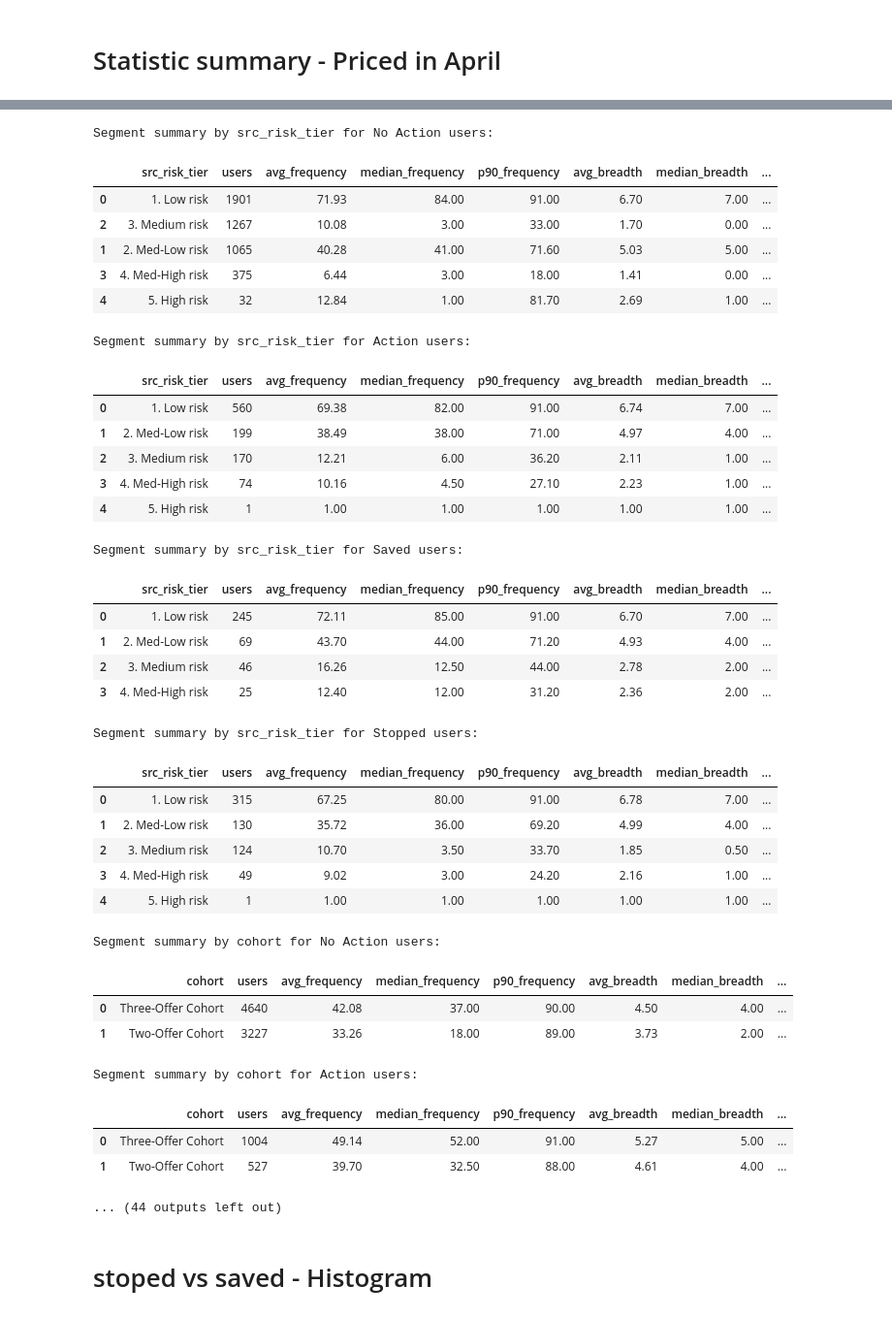
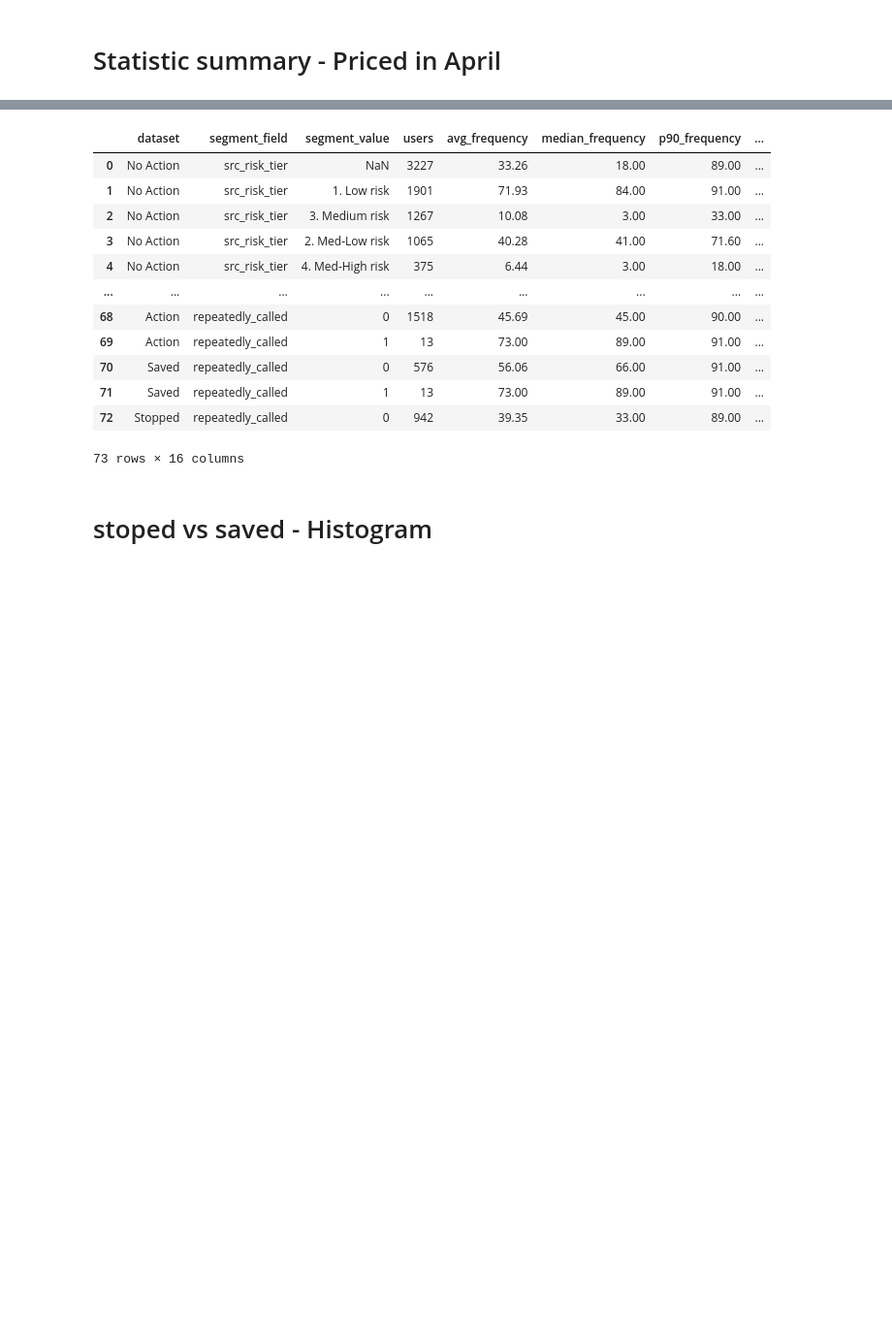
Before and after one commit to ying-gannett/stop_save_pChurn, a Jupyter notebook: src/notebooks/EDA.ipynb, the cells around one changed output, grey strips where cells are left out. Shown at 97% size. Cells and saved outputs as stored; diff of their text form; code cells hidden in the pictures; blank space fills up the shorter version.

```diff
--- a/src/notebooks/EDA.ipynb
+++ b/src/notebooks/EDA.ipynb
@@ -126,46 +152,29 @@ Distribution Summary for Stopped users:
 # %%
+segment_summaries = []
 for segment in SEGMENT_FIELDS:
-    for name, df_i in dfs.items():
-        print(f"\nSegment summary by {segment} for {name} users:")
-        segment_summary = build_segment_summary(df_i, segment, NUMERIC_FIELDS)
-        display(segment_summary)
+    for name, frame in dfs.items():
+        summary = build_segment_summary(frame, segment, NUMERIC_FIELDS)
+        summary = summary.rename(columns={segment: "segment_value"})
+        summary.insert(0, "segment_field", segment)
+        summary.insert(0, "dataset", name)
+        segment_summaries.append(summary)
+
+segment_summaries = pd.concat(segment_summaries, ignore_index=True)
+display(segment_summaries)
 # %% [output]
+|  | dataset | segment_field | segment_value | users | avg_frequency | median_frequency | p90_frequency | ... |
+| 0 | No Action | src_risk_tier | NaN | 3227 | 33.26 | 18.00 | 89.00 | ... |
+| 1 | No Action | src_risk_tier | 1. Low risk | 1901 | 71.93 | 84.00 | 91.00 | ... |
+| 2 | No Action | src_risk_tier | 3. Medium risk | 1267 | 10.08 | 3.00 | 33.00 | ... |
+| 3 | No Action | src_risk_tier | 2. Med-Low risk | 1065 | 40.28 | 41.00 | 71.60 | ... |
+| 4 | No Action | src_risk_tier | 4. Med-High risk | 375 | 6.44 | 3.00 | 18.00 | ... |
+| ... | ... | ... | ... | ... | ... | ... | ... | ... |
+| 68 | Action | repeatedly_called | 0 | 1518 | 45.69 | 45.00 | 90.00 | ... |
+| 69 | Action | repeatedly_called | 1 | 13 | 73.00 | 89.00 | 91.00 | ... |
+| 70 | Saved | repeatedly_called | 0 | 576 | 56.06 | 66.00 | 91.00 | ... |
+| 71 | Saved | repeatedly_called | 1 | 13 | 73.00 | 89.00 | 91.00 | ... |
+| 72 | Stopped | repeatedly_called | 0 | 942 | 39.35 | 33.00 | 89.00 | ... |
-Segment summary by src_risk_tier for No Action users:
+73 rows × 16 columns
-|  | src_risk_tier | users | avg_frequency | median_frequency | p90_frequency | avg_breadth | median_breadth | ... |
-| 0 | 1. Low risk | 1901 | 71.93 | 84.00 | 91.00 | 6.70 | 7.00 | ... |
-| 2 | 3. Medium risk | 1267 | 10.08 | 3.00 | 33.00 | 1.70 | 0.00 | ... |
-| 1 | 2. Med-Low risk | 1065 | 40.28 | 41.00 | 71.60 | 5.03 | 5.00 | ... |
-| 3 | 4. Med-High risk | 375 | 6.44 | 3.00 | 18.00 | 1.41 | 0.00 | ... |
-| 4 | 5. High risk | 32 | 12.84 | 1.00 | 81.70 | 2.69 | 1.00 | ... |
-Segment summary by src_risk_tier for Action users:
-|  | src_risk_tier | users | avg_frequency | median_frequency | p90_frequency | avg_breadth | median_breadth | ... |
-| 0 | 1. Low risk | 560 | 69.38 | 82.00 | 91.00 | 6.74 | 7.00 | ... |
-| 1 | 2. Med-Low risk | 199 | 38.49 | 38.00 | 71.00 | 4.97 | 4.00 | ... |
-| 2 | 3. Medium risk | 170 | 12.21 | 6.00 | 36.20 | 2.11 | 1.00 | ... |
-| 3 | 4. Med-High risk | 74 | 10.16 | 4.50 | 27.10 | 2.23 | 1.00 | ... |
-| 4 | 5. High risk | 1 | 1.00 | 1.00 | 1.00 | 1.00 | 1.00 | ... |
-Segment summary by src_risk_tier for Saved users:
-|  | src_risk_tier | users | avg_frequency | median_frequency | p90_frequency | avg_breadth | median_breadth | ... |
-| 0 | 1. Low risk | 245 | 72.11 | 85.00 | 91.00 | 6.70 | 7.00 | ... |
-| 1 | 2. Med-Low risk | 69 | 43.70 | 44.00 | 71.20 | 4.93 | 4.00 | ... |
-| 2 | 3. Medium risk | 46 | 16.26 | 12.50 | 44.00 | 2.78 | 2.00 | ... |
-| 3 | 4. Med-High risk | 25 | 12.40 | 12.00 | 31.20 | 2.36 | 2.00 | ... |
-Segment summary by src_risk_tier for Stopped users:
-|  | src_risk_tier | users | avg_frequency | median_frequency | p90_frequency | avg_breadth | median_breadth | ... |
-| 0 | 1. Low risk | 315 | 67.25 | 80.00 | 91.00 | 6.78 | 7.00 | ... |
-| 1 | 2. Med-Low risk | 130 | 35.72 | 36.00 | 69.20 | 4.99 | 4.00 | ... |
-| 2 | 3. Medium risk | 124 | 10.70 | 3.50 | 33.70 | 1.85 | 0.50 | ... |
-| 3 | 4. Med-High risk | 49 | 9.02 | 3.00 | 24.20 | 2.16 | 1.00 | ... |
-| 4 | 5. High risk | 1 | 1.00 | 1.00 | 1.00 | 1.00 | 1.00 | ... |
-Segment summary by cohort for No Action users:
-|  | cohort | users | avg_frequency | median_frequency | p90_frequency | avg_breadth | median_breadth | ... |
-| 0 | Three-Offer Cohort | 4640 | 42.08 | 37.00 | 90.00 | 4.50 | 4.00 | ... |
-| 1 | Two-Offer Cohort | 3227 | 33.26 | 18.00 | 89.00 | 3.73 | 2.00 | ... |
-Segment summary by cohort for Action users:
-|  | cohort | users | avg_frequency | median_frequency | p90_frequency | avg_breadth | median_breadth | ... |
-| 0 | Three-Offer Cohort | 1004 | 49.14 | 52.00 | 91.00 | 5.27 | 5.00 | ... |
-| 1 | Two-Offer Cohort | 527 | 39.70 | 32.50 | 88.00 | 4.61 | 4.00 | ... |
-... (44 outputs left out)
 # %% [markdown]
 # stoped vs saved - Histogram
 # %%
```
Also changed, not shown: parts of 15 cells of this notebook, 3 other files.
